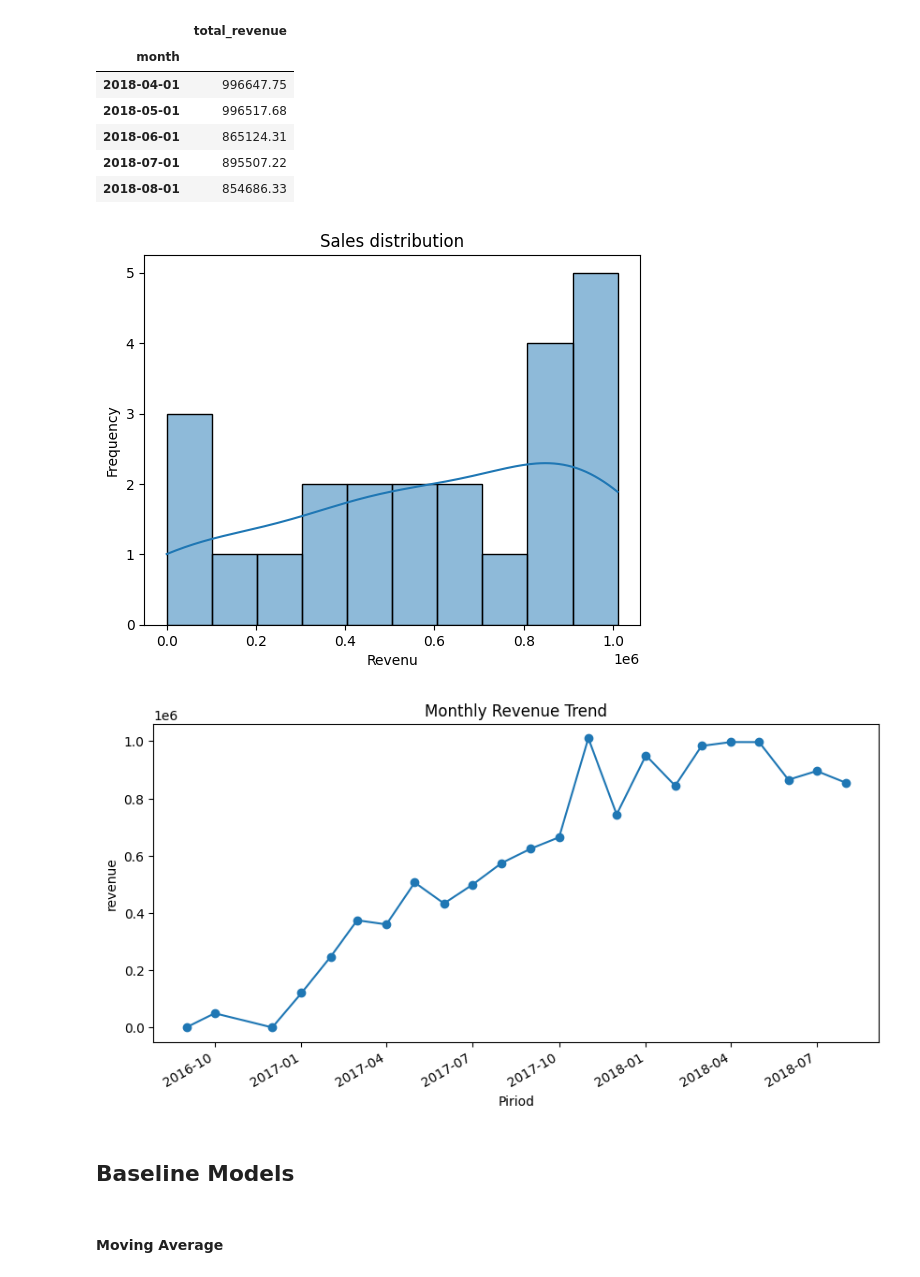
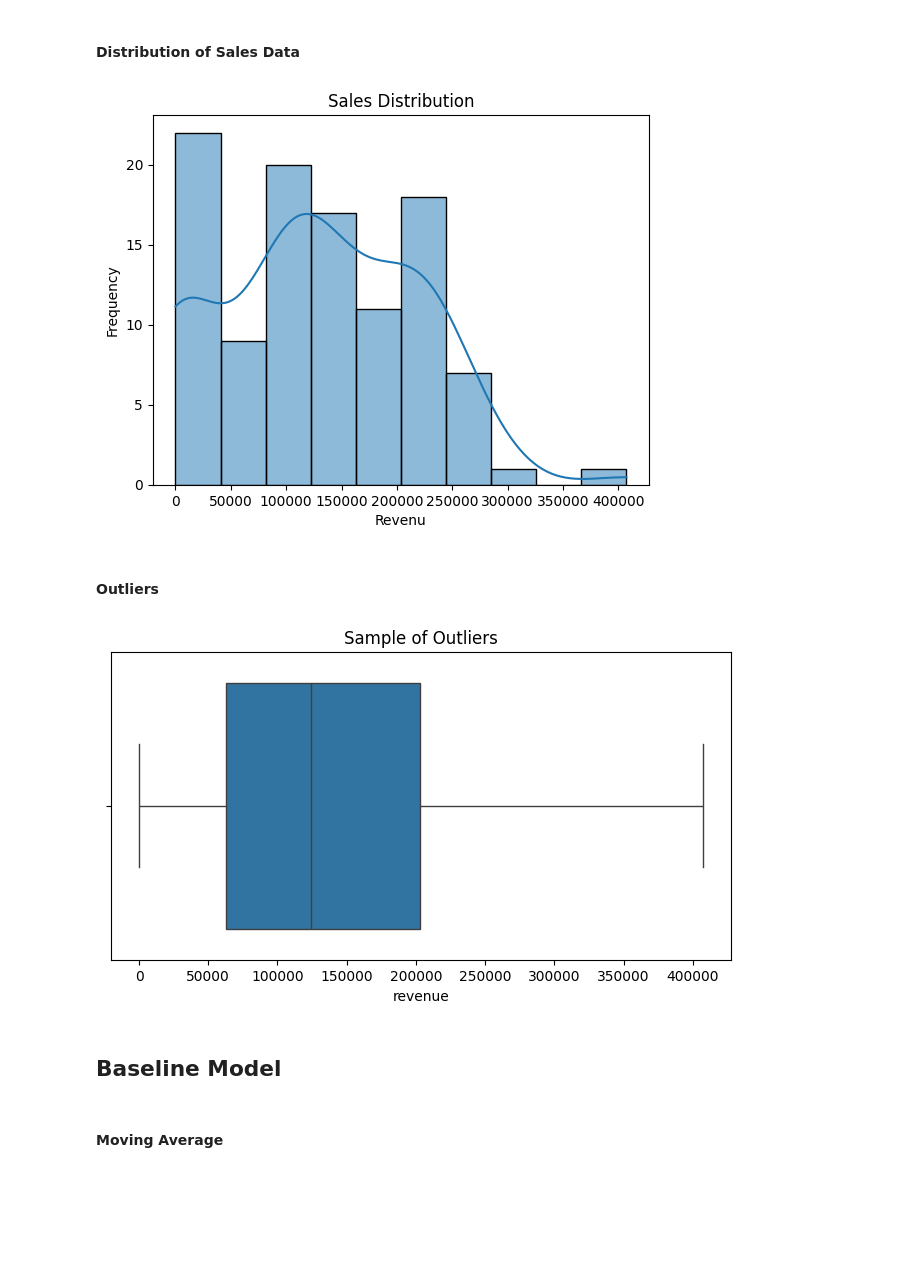
Before and after one commit to ferrettijaime-cmd/Professional_portfolio, a Jupyter notebook: Olist_Linear_regression_analysis_ML/Scripts Python/olist_linear_r_analysis.ipynb, the cells around one changed output. Cells and saved outputs as stored; diff of their text form; code cells hidden in the pictures; blank space fills up the shorter version.

```diff
--- a/Olist_Linear_regression_analysis_ML/Scripts Python/olist_linear_r_analysis.ipynb
+++ b/Olist_Linear_regression_analysis_ML/Scripts Python/olist_linear_r_analysis.ipynb
@@ -83,36 +98,33 @@ x_label = axes.set_xlabel("Piriod")
-# %%
-sales_pd = sales_pd[:-1]
-sales_pd.tail(5)
-# %% [output]
-|  | total_revenue |
-| month |  |
-| 2018-04-01 | 996647.75 |
-| 2018-05-01 | 996517.68 |
-| 2018-06-01 | 865124.31 |
-| 2018-07-01 | 895507.22 |
-| 2018-08-01 | 854686.33 |
+# %% [markdown]
+#### Distribution of Sales Data
 # %%
 import matplotlib.pyplot as plt
 import seaborn as sns
 
-sns.histplot(sales_pd["total_revenue"], bins=10, kde=True)
-plt.title("Sales distribution")
+sns.histplot(weekly_sales["revenue"], bins=10, kde=True)
+plt.title("Sales Distribution")
 plt.xlabel("Revenu")
 plt.ylabel("Frequency")
 plt.show()
 # %% [output]
-[figure, old version]
+[figure, new version]
-# %%
-sales_pd["total_revenue"].plot(figsize=(10,5), marker="o")
-plt.title("Monthly Revenue Trend")
-plt.xlabel("Piriod")
-plt.ylabel("revenue")
-
-plt.show()
-# %% [output]
-[figure, removed]
+# %% [markdown]
+#### Outliers
+# %%
+f, ax = plt.subplots(figsize=(8,4))
+
+sns.boxplot(
+    x="revenue",
+    data=weekly_sales
+)
+
+plt.title("Sample of Outliers")
+
+plt.show()
+# %% [output]
+[figure, added]
 # %% [markdown]
-## Baseline Models
+## Baseline Model
 # %% [markdown]
 #### Moving Average
 # %%
```
Also changed, not shown: parts of 22 cells of this notebook.
